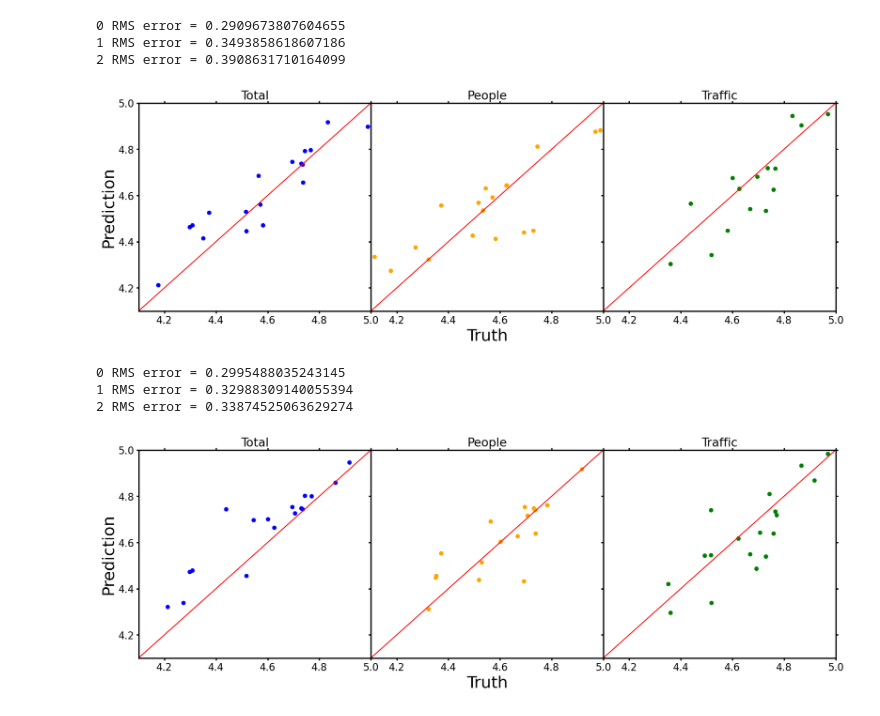
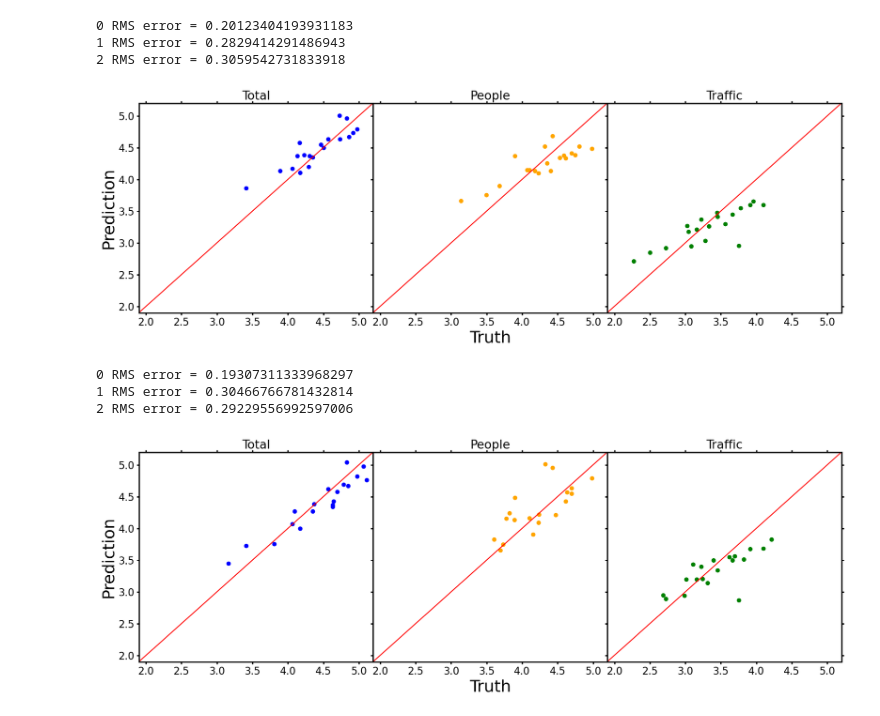
Before and after one commit to nicolem321/Noise-Pollution-Predictive-Model-NYC, a Jupyter notebook: Regression.ipynb, the cells around one changed output. Drawn from its saved outputs; the diff is of its cells as text; code cells hidden in the pictures.

```diff
--- a/Regression.ipynb
+++ b/Regression.ipynb
@@ -70,14 +71,17 @@ plt.show()
 # %%
 args = np.linspace(0,58,59)
 args = [int(i) for i in args]
-Y = log_densities
-x = np.linspace(3.7,5.2, 10)
+X = log_densities
+ideal = np.linspace(0,15, 10)
 
 fig, axs = plt.subplots(1, 3, sharey=True, sharex=True, figsize=(20, 6), facecolor='white')
 plt.subplots_adjust(wspace=0)
-i=0
 
-for X in [log_total_complaint_densities, log_people_complaint_densities, log_traffic_complaint_densities]:
+complaint_densities = [log_total_complaint_densities, log_people_complaint_densities, log_traffic_complaint_densities]
+
+
+for i in range(3):
+    Y = complaint_densities[i]
     random.shuffle(args)
 
     shuffled_X = X[args]
@@ -88,53 +92,59 @@ for X in [log_total_complaint_densities, log_people_complaint_densities, log_tra
     Xtrain = np.array(Xtrain).reshape(-1,1)
     Ytrain = np.array(Ytrain).reshape(-1,1)
 
     Xtest = shuffled_X[40:] #19 for test
     Ytest = shuffled_Y[40:]
     Xtest = Xtest.reshape(-1, 1)
+    Ytest = Ytest.reshape(-1, 1)
 
     reg = linear_model.Ridge(alpha=1, solver='auto')
     reg.fit(Xtrain, Ytrain)
     Ypred = reg.predict(Xtest)
+
     RMS = np.sqrt(np.mean((Ytest - Ypred)**2))
     print(f'{i} RMS error = {RMS}')
+
     if i==0:
         axs[0].scatter(Ytest, Ypred, color='blue')
         axs[0].tick_params(width = 2,bottom=True, top=True, left=True, right=True)
-        axs[0].plot(x, x,'r', label='ideal')
-        axs[0].set_xlim(4.1,5)
-        axs[0].set_ylim(4.1,5)
+        axs[0].plot(ideal, ideal,'r', label='ideal')
+        axs[0].set_xlim(1.9, 5.2)
+        axs[0].set_ylim(1.9, 5.2)
         axs[0].set_ylabel('Prediction', fontsize="26")
         axs[0].set_title("Total")
         #axs[0].legend()
     elif i==1:
         axs[1].scatter(Ytest, Ypred, color='orange')
         axs[1].tick_params(width = 2,bottom=True, top=True, left=True, right=True)
-        axs[1].plot(x, x,'r')
+        axs[1].plot(ideal, ideal,'r')
         axs[1].set_title("People")
         axs[1].set_xlabel('Truth', fontsize="26")
     elif i==2:
         axs[2].scatter(Ytest, Ypred, color='green')
         axs[2].tick_params(width = 2,bottom=True, top=True, left=True, right=True)
-        axs[2].plot(x, x,'r')
+        axs[2].plot(ideal, ideal,'r')
         axs[2].set_title("Traffic")
     i+=1
 plt.savefig("linReg.pdf", format="pdf", bbox_inches='tight')
 # %% [output]
-0 RMS error = 0.2909673807604655
-1 RMS error = 0.3493858618607186
-2 RMS error = 0.3908631710164099
+0 RMS error = 0.20123404193931183
+1 RMS error = 0.2829414291486943
+2 RMS error = 0.3059542731833918
-[figure, old version]
+[figure, new version]
 # %%
 args = np.linspace(0,58,59)
 args = [int(i) for i in args]
-Y = log_densities
-x = np.linspace(3.7,5.2, 10)
+X = log_densities
+ideal = np.linspace(0,15, 10)
 
 fig, axs = plt.subplots(1, 3, sharey=True, sharex=True, figsize=(20, 6), facecolor='white')
 plt.subplots_adjust(wspace=0)
-i=0
 
-for X in [log_total_complaint_densities, log_people_complaint_densities, log_traffic_complaint_densities]:
+complaint_densities = [log_total_complaint_densities, log_people_complaint_densities, log_traffic_complaint_densities]
+
+
+for i in range(3):
+    Y = complaint_densities[i]
     random.shuffle(args)
 
     shuffled_X = X[args]
@@ -148,41 +158,43 @@ for X in [log_total_complaint_densities, log_people_complaint_densities, log_tra
     Xtest = shuffled_X[40:] #19 for test
     Ytest = shuffled_Y[40:]
     Xtest = Xtest.reshape(-1, 1)
-
+    Ytest = Ytest.reshape(-1, 1)
 
     poly = preprocessing.PolynomialFeatures(degree=3)
-    poly_features = poly.fit_transform(Xtrain.reshape(-1, 1))
-
+    poly_features = poly.fit_transform(Xtrain)
+    test_poly_features = poly.fit_transform(Xtest)
 
     poly_reg = linear_model.Ridge(alpha=1, solver='auto')
-    reg.fit(Xtrain, Ytrain)
-    Ypred = reg.predict(Xtest)
+    poly_reg.fit(poly_features, Ytrain)
+
+    Ypred = poly_reg.predict(test_poly_features)
     RMS = np.sqrt(np.mean((Ytest - Ypred)**2))
+
     print(f'{i} RMS error = {RMS}')
     if i==0:
         axs[0].scatter(Ytest, Ypred, color='blue')
         axs[0].tick_params(width = 2,bottom=True, top=True, left=True, right=True)
-        axs[0].plot(x, x,'r', label='ideal')
-        axs[0].set_xlim(4.1,5)
-        axs[0].set_ylim(4.1,5)
+        axs[0].plot(ideal, ideal,'r', label='ideal')
+        axs[0].set_xlim(1.9,5.2)
+        axs[0].set_ylim(1.9,5.2)
         axs[0].set_ylabel('Prediction', fontsize="26")
         axs[0].set_title("Total")
         #axs[0].legend()
     elif i==1:
         axs[1].scatter(Ytest, Ypred, color='orange')
         axs[1].tick_params(width = 2,bottom=True, top=True, left=True, right=True)
-        axs[1].plot(x, x,'r')
+        axs[1].plot(ideal, ideal,'r')
         axs[1].set_title("People")
         axs[1].set_xlabel('Truth', fontsize="26")
     elif i==2:
         axs[2].scatter(Ytest, Ypred, color='green')
         axs[2].tick_params(width = 2,bottom=True, top=True, left=True, right=True)
-        axs[2].plot(x, x,'r')
+        axs[2].plot(ideal, ideal,'r')
         axs[2].set_title("Traffic")
     i+=1
-plt.savefig("PolyReg.pdf", format="pdf", bbox_inches='tight')
+plt.savefig("polyReg.pdf", format="pdf", bbox_inches='tight')
 # %% [output]
-0 RMS error = 0.2995488035243145
-1 RMS error = 0.32988309140055394
-2 RMS error = 0.33874525063629274
+0 RMS error = 0.19307311333968297
+1 RMS error = 0.30466766781432814
+2 RMS error = 0.29229556992597006
-[figure, old version]
+[figure, new version]
```
Also changed, not shown: parts of 2 cells of this notebook.
